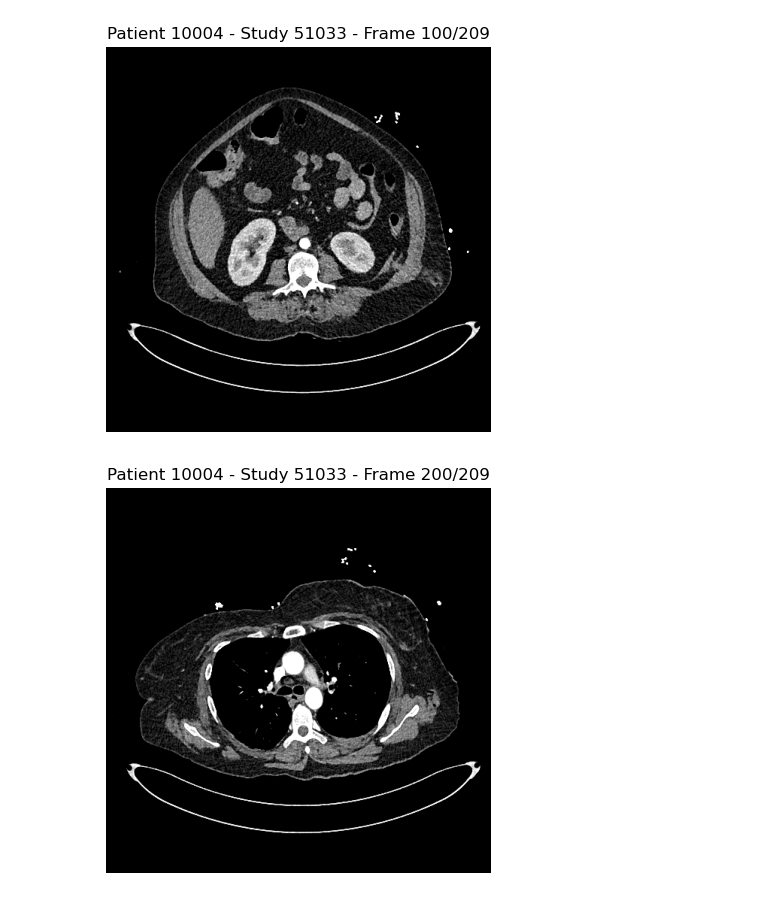
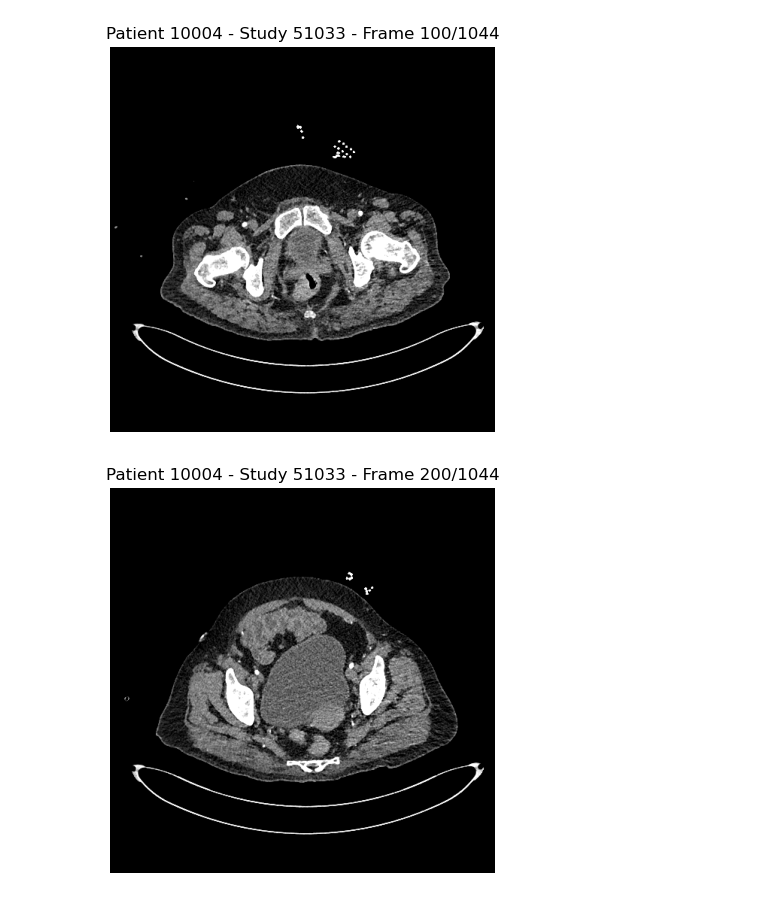
Before and after one commit to Makoto-Noda/RSNA2023, a Jupyter notebook: DICOM_to_PNG.ipynb, the cells around one changed output. Cells and saved outputs as stored; diff of their text form; code cells hidden in the pictures.

```diff
--- a/DICOM_to_PNG.ipynb
+++ b/DICOM_to_PNG.ipynb
@@ -78,12 +63,14 @@ for patient in tqdm(sorted(os.listdir(TRAIN_PATH))):
 
     for study in tqdm(os.listdir(TRAIN_PATH + patient)):
 
+        '''
         slice_thickness = df_dicom.loc[(patient, study), "SliceThickness"].mean()
         step = round(thickness/slice_thickness)
+        '''
 
         imgs = {}
 
-        for f in tqdm(sorted(glob.glob(TRAIN_PATH + f"{patient}/{study}/*.dcm"))[::step]):
+        for f in tqdm(sorted(glob.glob(TRAIN_PATH + f"{patient}/{study}/*.dcm"))):
 
             dicom = pydicom.dcmread(f)
 
@@ -119,2 +106,2 @@ for patient in tqdm(sorted(os.listdir(TRAIN_PATH))):
-[figure, old version]
+[figure, new version]
-[figure, old version]
+[figure, new version]
```
Also changed, not shown: parts of 4 cells of this notebook, 2 other files.
